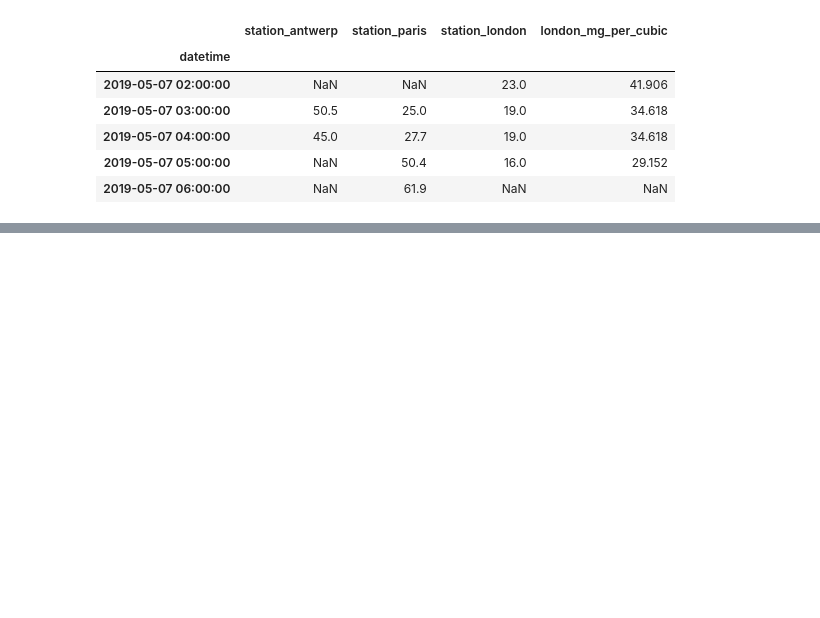
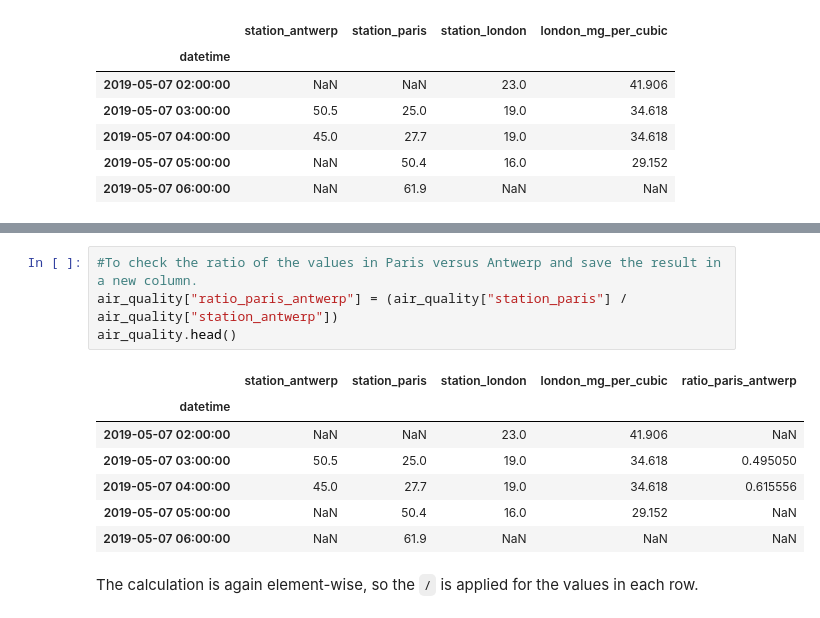
Before and after one commit to aaditya29/Quantitative-Finance-With-Python, a Jupyter notebook: 04-Pandas/Air Quality/AirQuality.ipynb, the cells around one changed output, grey strips where cells are left out. Saved outputs shown, nothing was run; the diff lists cells and outputs as text; blank space fills up the shorter version.

```diff
--- a/04-Pandas/Air Quality/AirQuality.ipynb
+++ b/04-Pandas/Air Quality/AirQuality.ipynb
@@ -59,0 +64,14 @@ air_quality.head()
+# %%
+#To check the ratio of the values in Paris versus Antwerp and save the result in a new column.
+air_quality["ratio_paris_antwerp"] = (air_quality["station_paris"] / air_quality["station_antwerp"])
+air_quality.head()
+# %% [output]
+|  | station_antwerp | station_paris | station_london | london_mg_per_cubic | ratio_paris_antwerp |
+| datetime |  |  |  |  |  |
+| 2019-05-07 02:00:00 | NaN | NaN | 23.0 | 41.906 | NaN |
+| 2019-05-07 03:00:00 | 50.5 | 25.0 | 19.0 | 34.618 | 0.495050 |
+| 2019-05-07 04:00:00 | 45.0 | 27.7 | 19.0 | 34.618 | 0.615556 |
+| 2019-05-07 05:00:00 | NaN | 50.4 | 16.0 | 29.152 | NaN |
+| 2019-05-07 06:00:00 | NaN | 61.9 | NaN | NaN | NaN |
+# %% [markdown]
+The calculation is again element-wise, so the `/` is applied for the values in each row.
```
Also changed, not shown: parts of 1 cell of this notebook.
